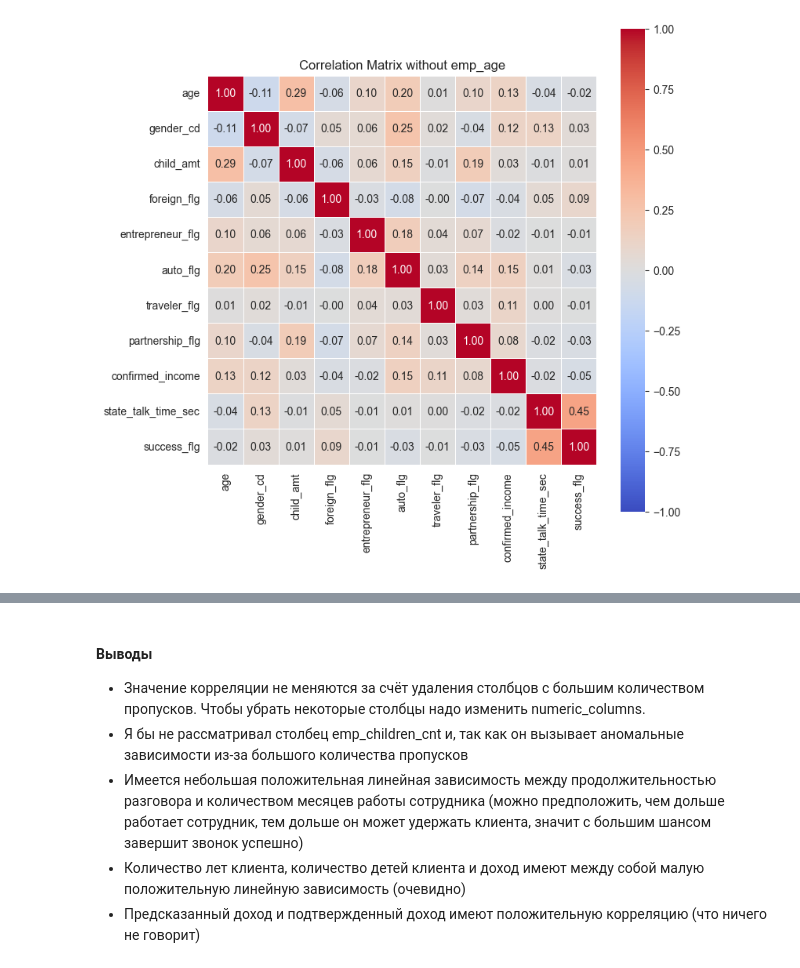
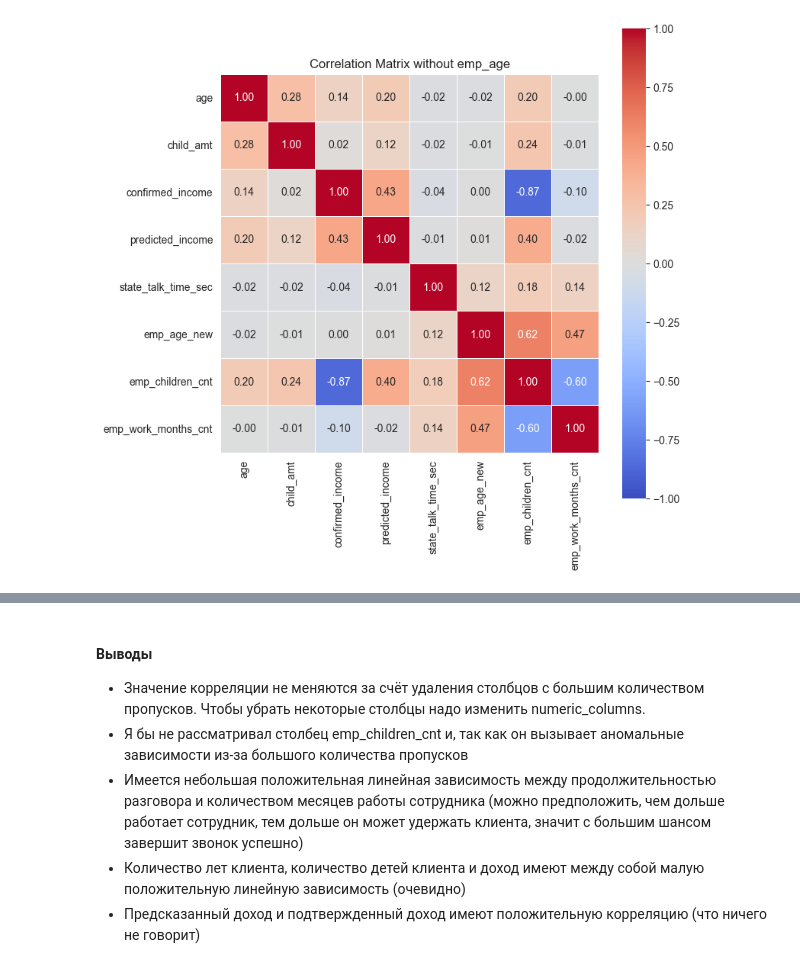
Before and after one commit to bygaga993/bread_dano_2024, a Jupyter notebook: Code/correlation.ipynb, the cells around one changed output, grey strips where cells are left out. Drawn from its saved outputs; the diff is of its cells as text; code cells hidden in the pictures.

```diff
--- a/Code/correlation.ipynb
+++ b/Code/correlation.ipynb
@@ -25,21 +42,11 @@ Index(['customer_id', 'age', 'gender_cd', 'region_size', 'foreign_flg',
 # %%
-numeric_columns = pd.Index(
-    ['age', 'gender_cd','child_amt', 'foreign_flg',
-       'entrepreneur_flg', 'auto_flg', 'traveler_flg', 'partnership_flg', 'confirmed_income', 'state_talk_time_sec', 'success_flg'], dtype=object)
-
-correlation_matrix = data[numeric_columns].corr(method='spearman')
+correlation_matrix = data[numeric_columns.drop(['emp_age'])].corr(method='spearman')
 plt.figure(figsize=(8, 8))
 plt.title('Correlation Matrix without emp_age')
 sns.heatmap(correlation_matrix, annot=True, fmt=".2f", cmap="coolwarm", linewidths=0.5, vmin=-1, vmax=1, square=True)
 plt.show()
+# %% [output]
+[figure, added]
-# %%
-correlation_matrix = data[numeric_columns].corr(method='spearman')
-plt.figure(figsize=(8, 8))
-plt.title('Correlation Matrix without emp_age')
-sns.heatmap(correlation_matrix, annot=True, fmt=".2f", cmap="coolwarm", linewidths=0.5, vmin=-1, vmax=1, square=True)
-plt.show()
-# %% [output]
-[figure, removed]
 # %%
 correlation_matrix = data[numeric_columns.drop(['emp_age_new'])].corr(method='spearman')
 plt.figure(figsize=(8, 8))
```
Also changed, not shown: parts of 15 cells of this notebook, 1 other file.
